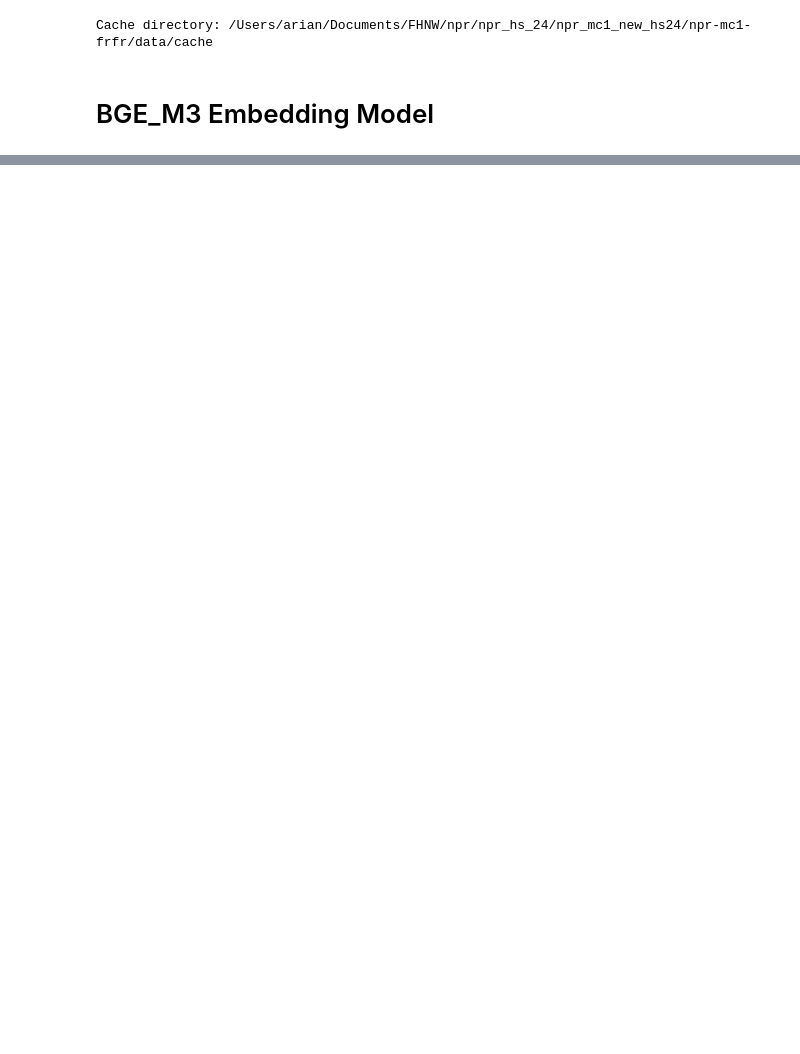
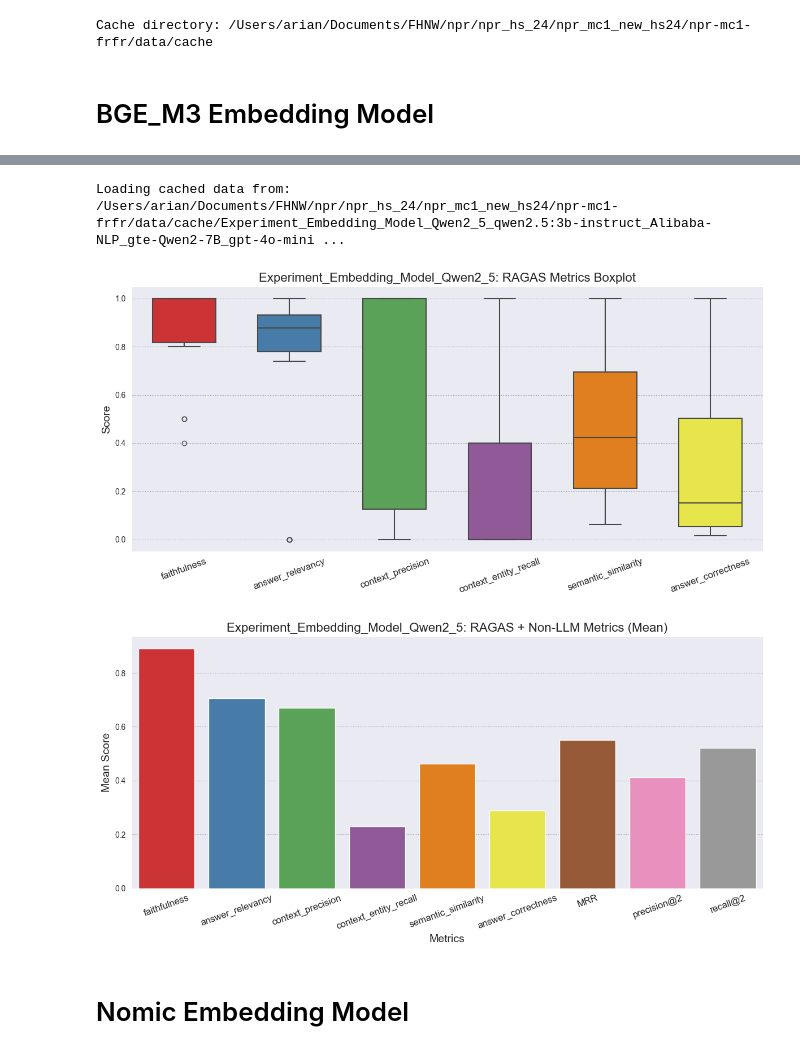
Before and after one commit to somehowchris/npr-mc1-frfr, a Jupyter notebook: notebooks/Experiment_embedding_model.ipynb, the cells around one changed output, grey strips where cells are left out. Saved outputs shown, nothing was run; the diff lists cells and outputs as text; code cells hidden in the pictures; blank space fills up the shorter version.

```diff
--- a/notebooks/Experiment_embedding_model.ipynb
+++ b/notebooks/Experiment_embedding_model.ipynb
@@ -118,0 +117,8 @@ evaluator.plot_results_all(results, results)
+# %%
+qwen_retriever = qwen2_vectordb.as_retriever()
+
+qwen_rag_chain = RunnableParallel(
+    {"context": qwen_retriever, "question": RunnablePassthrough()}
+).assign(answer=rag_chain_from_docs)
+
+qwen_rag_chain.invoke("The company is also aiming to reduce gas flaring?")
@@ -118,0 +132,12 @@ evaluator.plot_results_all(results, results)
+# %%
+embed_model_evaluation = RAGEvaluation(
+    name="Experiment_Embedding_Model_Qwen2_5",
+    rag_chain=qwen_rag_chain,
+    llm_model=openai_llm_model,
+    local_llm=local_llm_model.model,
+    embeddings=qwen2_embed,
+)
+# %%
+result_qwen = embed_model_evaluation.evaluate(clean_file_path, eval_file_path, qwen2_vectordb)
+# %% [output]
+Loading cached data from: /Users/arian/Documents/FHNW/npr/npr_hs_24/npr_mc1_new_hs24/npr-mc1-frfr/data/cache/Experiment_Embedding_Model_Qwen2_5_qwen2.5:3b-instruct_Alibaba-NLP_gte-Qwen2-7B_gpt-4o-mini ...
@@ -118,0 +146,7 @@ evaluator.plot_results_all(results, results)
+# %%
+embed_model_evaluation.plot_results_all(result_qwen)
+# %% [output]
+[figure, added]
+[figure, added]
+# %% [markdown]
+# Nomic Embedding Model
```
Also changed, not shown: parts of 17 cells of this notebook, 4 other files.
